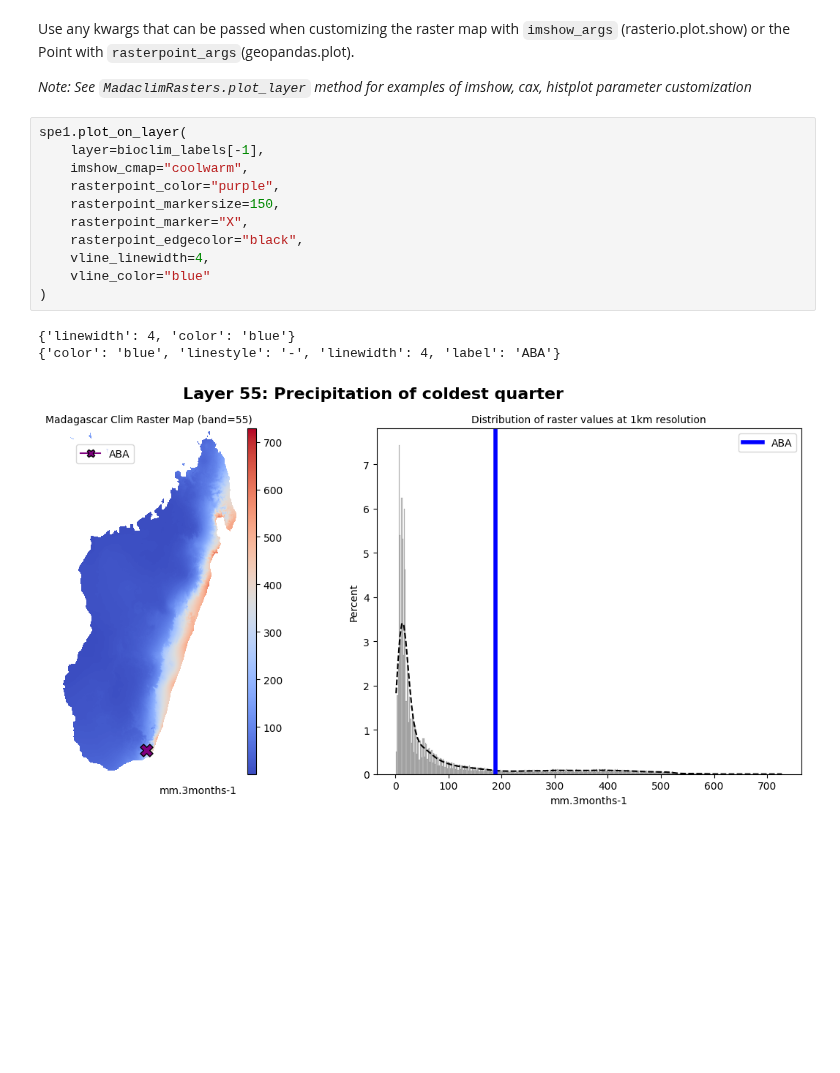
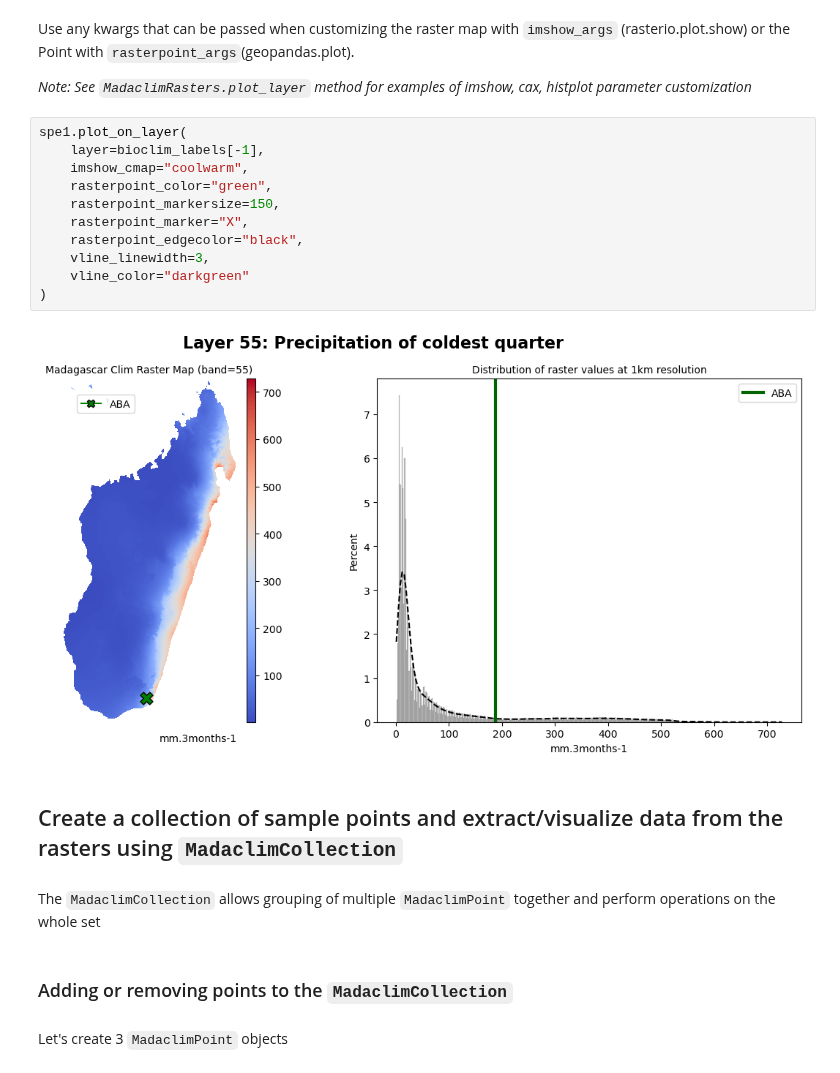
Before and after one commit to tahiri-lab/py_madaclim, a Jupyter notebook: example/full_walktrhough.ipynb, the cells around one changed output. Drawn from its saved outputs; the diff is of its cells as text; blank space fills up the shorter version.

Commit message:
Update example notebook collection plotting methods

```diff
--- a/example/full_walktrhough.ipynb
+++ b/example/full_walktrhough.ipynb
@@ -748,15 +744,21 @@ Use any kwargs that can be passed when customizing the raster map with `imshow_a
 # %%
 spe1.plot_on_layer(
     layer=bioclim_labels[-1],
     imshow_cmap="coolwarm",
-    rasterpoint_color="purple",
+    rasterpoint_color="green",
     rasterpoint_markersize=150,
     rasterpoint_marker="X",
     rasterpoint_edgecolor="black",
-    vline_linewidth=4,
-    vline_color="blue"
+    vline_linewidth=3,
+    vline_color="darkgreen"
 )
 # %% [output]
-{'linewidth': 4, 'color': 'blue'}
-{'color': 'blue', 'linestyle': '-', 'linewidth': 4, 'label': 'ABA'}
-[figure, old version]
+[figure, new version]
+# %% [markdown]
+## Create a collection of sample points and extract/visualize data from the rasters using `MadaclimCollection`
+# %% [markdown]
+The `MadaclimCollection` allows grouping of multiple `MadaclimPoint` together and perform operations on the whole set
+# %% [markdown]
+### Adding or removing points to the `MadaclimCollection`
+# %% [markdown]
+Let's create 3 `MadaclimPoint` objects
```
Also changed, not shown: parts of 57 cells of this notebook.
